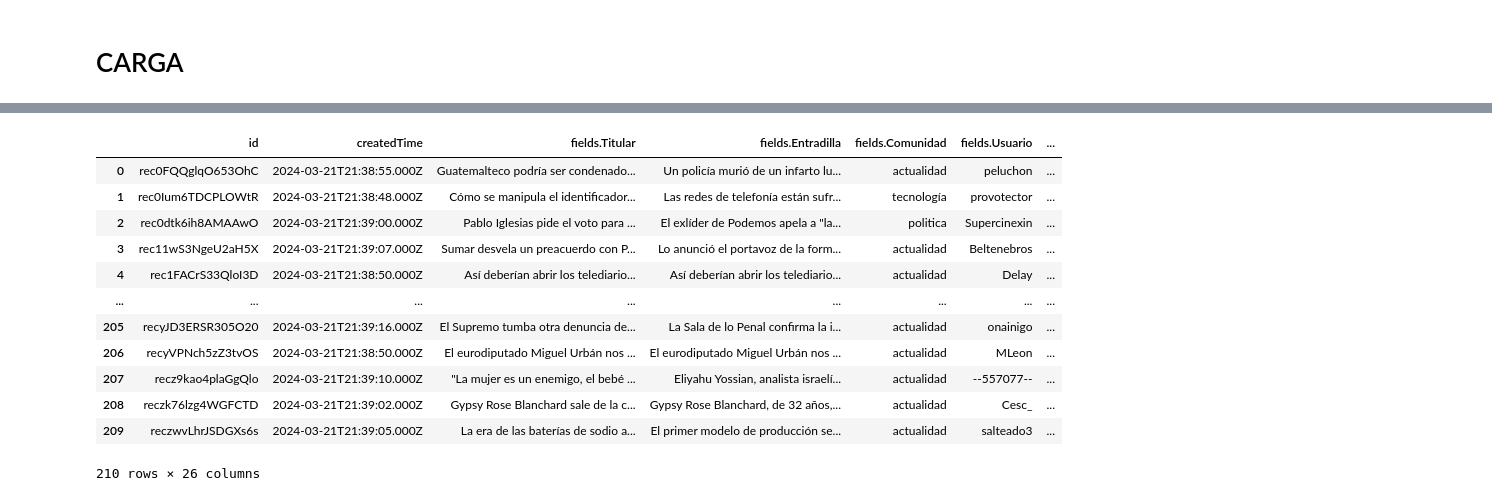
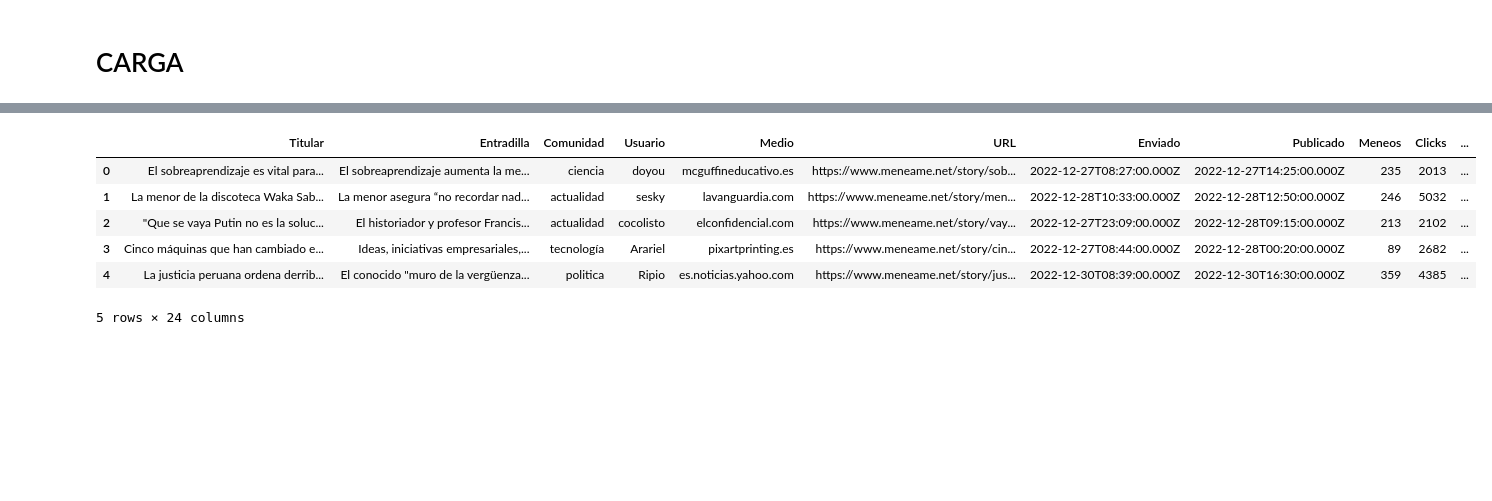
Before and after one commit to RoomProyectos/Proyecto1-ETL, a Jupyter notebook: ProyectoETL.ipynb, the cells around one changed output, grey strips where cells are left out. Cells and saved outputs as stored; diff of their text form; code cells hidden in the pictures; blank space fills up the shorter version.

```diff
--- a/ProyectoETL.ipynb
+++ b/ProyectoETL.ipynb
@@ -593,19 +600,31 @@ dict_keys(['Titular', 'Entradilla', 'Comunidad', 'Usuario', 'Medio', 'URL', 'Env
 # %%
-# GET Records
+# Se descargan los registros
 params = {"offset" : None}
+endpoint = f"{airtable_base_url}/{BASE_ID}/{TABLE_ID}"
+
 df_airtable = pd.DataFrame()
+contador_descarga = 0
 while params.get("offset") != None or df_airtable.shape[0] == 0:
     response = requests.get(url = endpoint, headers = headers, params = params)
-    print(response.url)
-    print(f"response: {response.status_code}")
+    print(f" Bloque descarga de {contador_descarga}     a {contador_descarga + 100}     : Response: {response.status_code} => URL: {response.url}", end="\r")
+    contador_descarga += 100
     params["offset"] = response.json().get("offset")
-    # print(params.get("offset"))
-    # pd.json_normalize(response.json()["records"][i]["fields"])]
+
     df_airtable = pd.concat([df_airtable, pd.json_normalize(response.json()["records"])], ignore_index = True)
-    pprint (response.json()["records"][1]["fields"])
-    # sleep(0.5)
 
-df_airtable.columns = [x.split(".")[1] if "." in x else x for x in df_airtable.columns]
-df_airtable.drop(["id", "createdTime"], axis=1, inplace=True)
-df_airtable
+    if df_airtable.shape[0] == 0:
+        print("\n")
+        print ("-" *39)
+        print(f" No existen registros para descargar")
+        print ("-" *39)
+        break
+
+if df_airtable.shape[0] != 0:
+    df_airtable.columns = [x.split(".")[1] if "." in x else x for x in df_airtable.columns]
+    df_airtable.drop(["id", "createdTime"], axis=1, inplace=True)
+
+print("\n")
+print ("-" *39)
+print(f" Total de registros descargados: {df_airtable.shape[0]}")
+print ("-" *39)
 # %% [output]
@@ -642,16 +636,10 @@ response: 200
 # %%
-df_airtable
+df_airtable.head()
 # %% [output]
-|  | id | createdTime | fields.Titular | fields.Entradilla | fields.Comunidad | fields.Usuario | ... |
-| 0 | rec0FQQglqO653OhC | 2024-03-21T21:38:55.000Z | Guatemalteco podría ser condenado... | Un policía murió de un infarto lu... | actualidad | peluchon | ... |
-| 1 | rec0Ium6TDCPLOWtR | 2024-03-21T21:38:48.000Z | Cómo se manipula el identificador... | Las redes de telefonía están sufr... | tecnología | provotector | ... |
-| 2 | rec0dtk6ih8AMAAwO | 2024-03-21T21:39:00.000Z | Pablo Iglesias pide el voto para ... | El exlíder de Podemos apela a "la... | politica | Supercinexin | ... |
-| 3 | rec11wS3NgeU2aH5X | 2024-03-21T21:39:07.000Z | Sumar desvela un preacuerdo con P... | Lo anunció el portavoz de la form... | actualidad | Beltenebros | ... |
-| 4 | rec1FACrS33QloI3D | 2024-03-21T21:38:50.000Z | Así deberían abrir los telediario... | Así deberían abrir los telediario... | actualidad | Delay | ... |
-| ... | ... | ... | ... | ... | ... | ... | ... |
-| 205 | recyJD3ERSR305O20 | 2024-03-21T21:39:16.000Z | El Supremo tumba otra denuncia de... | La Sala de lo Penal confirma la i... | actualidad | onainigo | ... |
-| 206 | recyVPNch5zZ3tvOS | 2024-03-21T21:38:50.000Z | El eurodiputado Miguel Urbán nos ... | El eurodiputado Miguel Urbán nos ... | actualidad | MLeon | ... |
-| 207 | recz9kao4plaGgQlo | 2024-03-21T21:39:10.000Z | "La mujer es un enemigo, el bebé ... | Eliyahu Yossian, analista israelí... | actualidad | --557077-- | ... |
-| 208 | reczk76lzg4WGFCTD | 2024-03-21T21:39:02.000Z | Gypsy Rose Blanchard sale de la c... | Gypsy Rose Blanchard, de 32 años,... | actualidad | Cesc_ | ... |
-| 209 | reczwvLhrJSDGXs6s | 2024-03-21T21:39:05.000Z | La era de las baterías de sodio a... | El primer modelo de producción se... | actualidad | salteado3 | ... |
+|  | Titular | Entradilla | Comunidad | Usuario | Medio | URL | Enviado | Publicado | Meneos | Clicks | ... |
+| 0 | El sobreaprendizaje es vital para... | El sobreaprendizaje aumenta la me... | ciencia | doyou | mcguffineducativo.es | https://www.meneame.net/story/sob... | 2022-12-27T08:27:00.000Z | 2022-12-27T14:25:00.000Z | 235 | 2013 | ... |
+| 1 | La menor de la discoteca Waka Sab... | La menor asegura “no recordar nad... | actualidad | sesky | lavanguardia.com | https://www.meneame.net/story/men... | 2022-12-28T10:33:00.000Z | 2022-12-28T12:50:00.000Z | 246 | 5032 | ... |
+| 2 | "Que se vaya Putin no es la soluc... | El historiador y profesor Francis... | actualidad | cocolisto | elconfidencial.com | https://www.meneame.net/story/vay... | 2022-12-27T23:09:00.000Z | 2022-12-28T09:15:00.000Z | 213 | 2102 | ... |
+| 3 | Cinco máquinas que han cambiado e... | Ideas, iniciativas empresariales,... | tecnología | Arariel | pixartprinting.es | https://www.meneame.net/story/cin... | 2022-12-27T08:44:00.000Z | 2022-12-28T00:20:00.000Z | 89 | 2682 | ... |
+| 4 | La justicia peruana ordena derrib... | El conocido "muro de la vergüenza... | politica | Ripio | es.noticias.yahoo.com | https://www.meneame.net/story/jus... | 2022-12-30T08:39:00.000Z | 2022-12-30T16:30:00.000Z | 359 | 4385 | ... |
-210 rows × 26 columns
+5 rows × 24 columns
```
Also changed, not shown: parts of 37 cells of this notebook, 1 other file.
